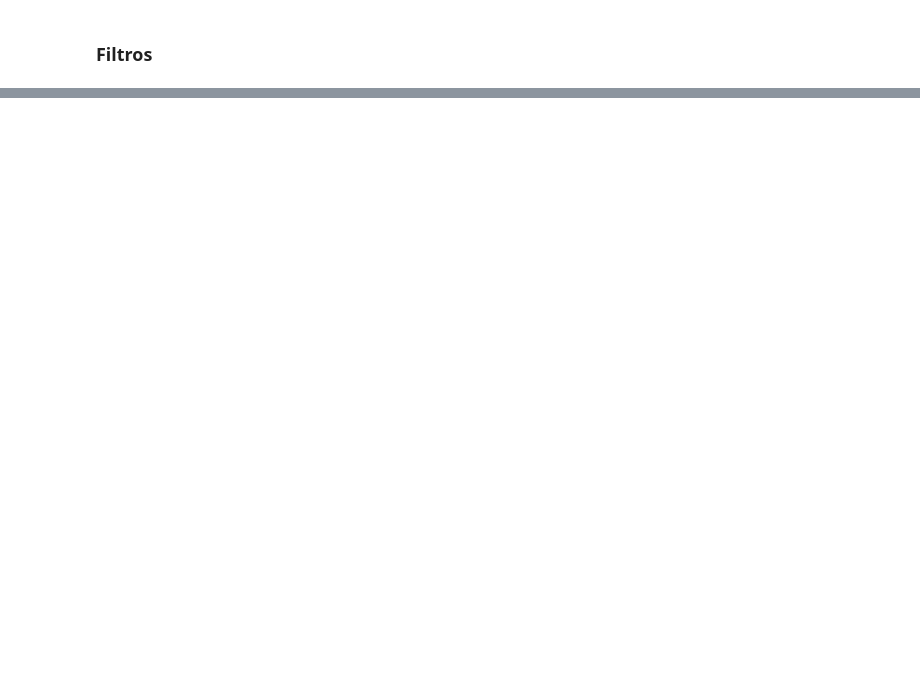
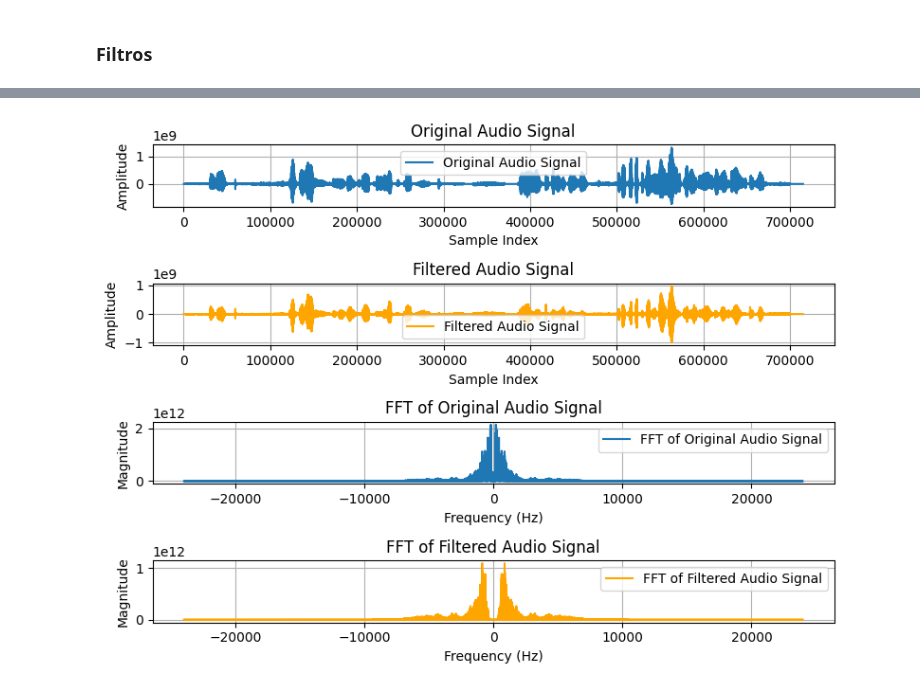
Before and after one commit to RafaelRosendof/Math_code, a Jupyter notebook: sinais/aula_12_13.ipynb, the cells around one changed output, grey strips where cells are left out. Cells and saved outputs as stored; diff of their text form; code cells hidden in the pictures; blank space fills up the shorter version.

```diff
--- a/sinais/aula_12_13.ipynb
+++ b/sinais/aula_12_13.ipynb
@@ -68,0 +157,63 @@ plt.plot(filter, K)
+# %%
+audio_np = np.array(audio) # If 'audio' was your JAX array
+# sr = your_sampling_rate
+
+# --- Filter Design ---
+cutoff_frequency = 550.0  # Hz
+filter_order = 4         # Filter order (e.g., 4th order Butterworth)
+
+# Design a Butterworth high-pass filter
+# b and a are the filter coefficients (numerator and denominator)
+b, a = sp.signal.butter(filter_order, cutoff_frequency, btype='highpass', fs=sr, analog=False)
+
+# --- Apply the Filter ---
+# Use filtfilt for zero-phase filtering (avoids phase distortion)
+# This is generally preferred for audio processing.
+filtered_audio_np = sp.signal.filtfilt(b, a, audio_np)
+
+# Now, 'filtered_audio_np' contains the audio with frequencies below the cut_off_freqs Hz attenuated.
+
+# --- Optional: Visualize the filter's frequency response ---
+w, h = sp.signal.freqz(b, a, fs=sr, worN=8000)
+
+# it gonna has 4 plots, plot 1 is the original audio, plot 2 is the filtered audio, plot 3 is the fft of the original audio, plot 4 is the fft of the filtered audio
+
+
+audio_fft = jnp.fft.fft(audio_np)
+filtered_audio_fft = jnp.fft.fft(filtered_audio_np)
+
+audio_f = jnp.fft.fftfreq(len(audio_np), d=1/sr)
+filtered_audio_f = jnp.fft.fftfreq(len(filtered_audio_np), d=1/sr)
+
+#plot before and after filtering
+fig , ax = plt.subplots(4, 1, figsize=(8, 6))
+ax[0].plot(audio_np, label='Original Audio Signal')
+ax[0].set_title('Original Audio Signal')
+ax[0].set_xlabel('Sample Index')
+ax[0].set_ylabel('Amplitude')
+ax[1].plot(filtered_audio_np, label='Filtered Audio Signal', color='orange')
+ax[1].set_title('Filtered Audio Signal')
+ax[1].set_xlabel('Sample Index')
+ax[1].set_ylabel('Amplitude')
+ax[2].plot(audio_f, jnp.abs(audio_fft), label='FFT of Original Audio Signal')
+ax[2].set_title('FFT of Original Audio Signal')
+ax[2].set_xlabel('Frequency (Hz)')
+ax[2].set_ylabel('Magnitude')
+ax[3].plot(filtered_audio_f, jnp.abs(filtered_audio_fft), label='FFT of Filtered Audio Signal', color='orange')
+ax[3].set_title('FFT of Filtered Audio Signal')
+ax[3].set_xlabel('Frequency (Hz)')
+ax[3].set_ylabel('Magnitude')
+ax[0].legend()
+ax[1].legend()
+ax[2].legend()
+ax[3].legend()
+ax[0].grid(True)
+ax[1].grid(True)
+ax[2].grid(True)
+ax[3].grid(True)
+
+
+plt.tight_layout()
+plt.show()
+# %% [output]
+[figure, added]
```
Also changed, not shown: parts of 13 cells of this notebook, 2 other files.
